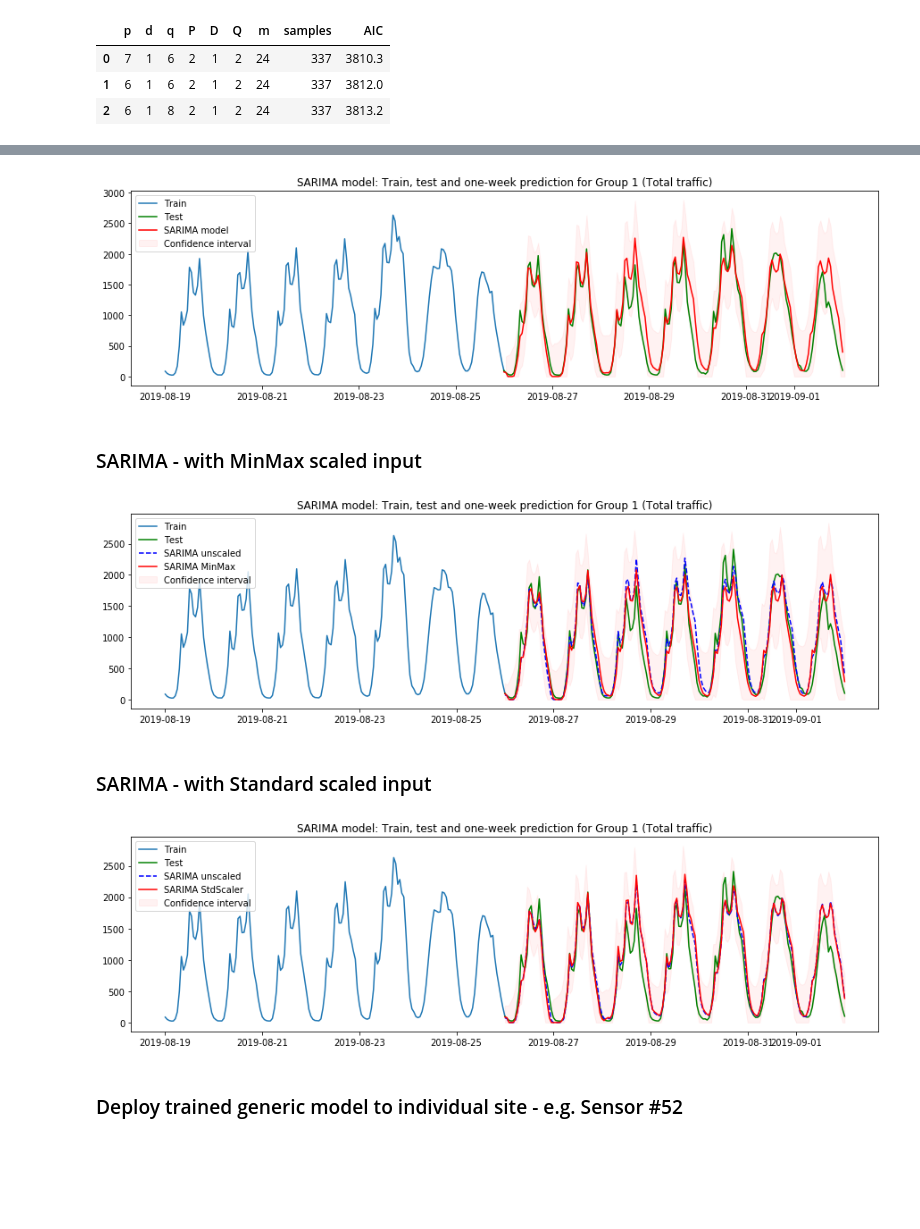
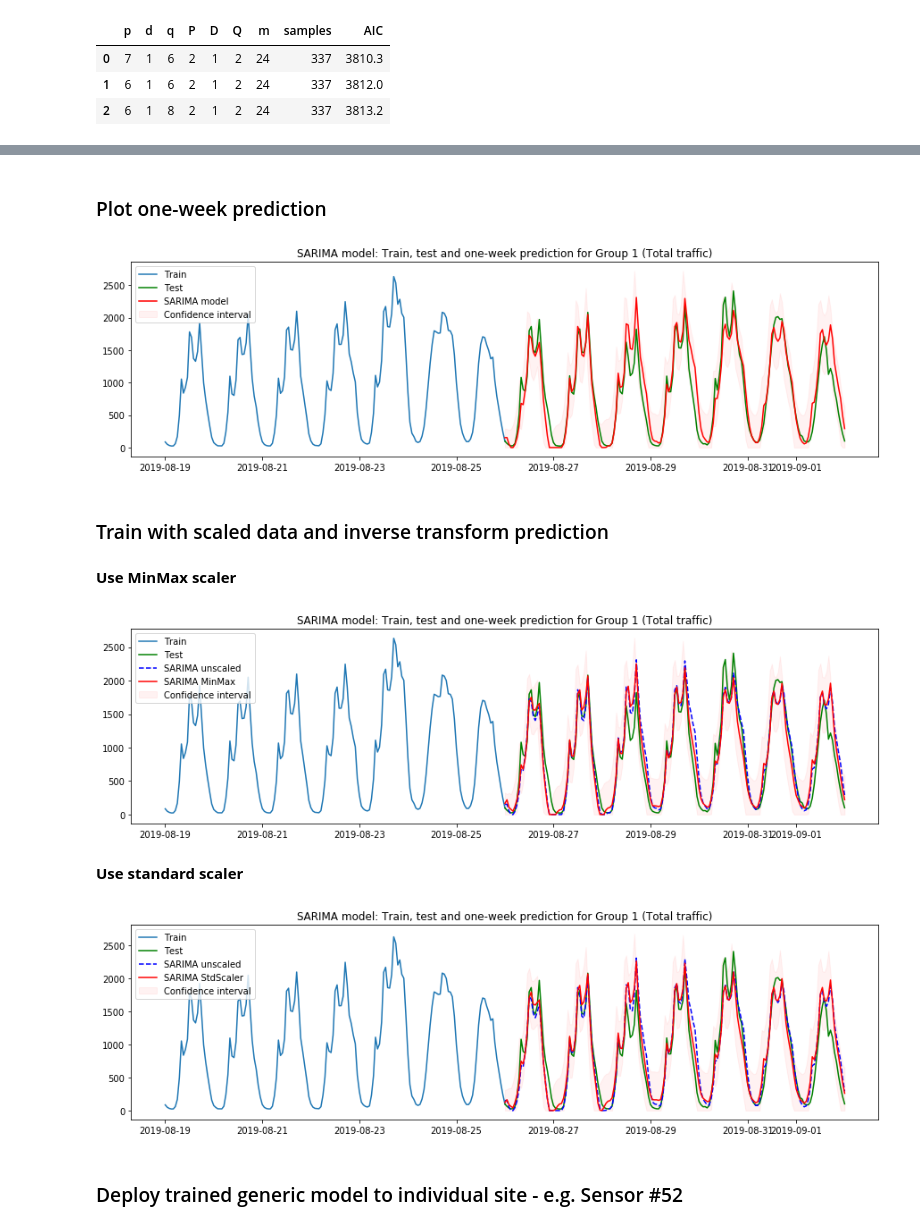
Before and after one commit to khairulomar/Melbourne_pedestrian, a Jupyter notebook: Melbourne_pedestrian.ipynb, the cells around one changed output, grey strips where cells are left out. Drawn from its saved outputs; the diff is of its cells as text; code cells hidden in the pictures; blank space fills up the shorter version.

```diff
--- a/Melbourne_pedestrian.ipynb
+++ b/Melbourne_pedestrian.ipynb
@@ -987,12 +987,12 @@ Top 3 hyperparameters from grid search sorted by AIC:
 | 1 | 6 | 1 | 6 | 2 | 1 | 2 | 24 | 337 | 3812.0 |
 | 2 | 6 | 1 | 8 | 2 | 1 | 2 | 24 | 337 | 3813.2 |
 # %%
-num_of_wks = 3
+# Set training length and data set
+num_of_wks = 8
 train_start = test_start - one_week * num_of_wks
 data_arima = dfs[1][train_start : test_start]
 
 # # Run SARIMA model with optimized parameters
-
 # p,d,q,P,D,Q,m = sarima_hyperparams.iloc[0][:7].astype(int)
 # model = SARIMAX(data_arima, order=(p, d, q), seasonal_order=(P, D, Q, m)).fit()
 
@@ -1030,12 +1030,15 @@ sarima.plot_diagnostics(figsize=(12,7));
+# %% [markdown]
+### Plot one-week prediction
 # %%
 # Formula to calculate SARIMA prediction and confidence interval
 
+from sklearn.preprocessing import StandardScaler, MinMaxScaler
 from statsmodels.tsa.statespace.sarimax import SARIMAX
-from datetime import datetime
 import pandas as pd
+import numpy as np
 
 def predict_sarima(model, data, scaler, test_start, train_plot_weeks, test_plot_weeks):
-    one_week    = pd.Timedelta(hours=7*24)
+    one_week   = pd.Timedelta(hours=7*24)
     plot_start = test_start - one_week * train_plot_weeks
     test_end   = test_start + one_week * test_plot_weeks
 
@@ -1060,23 +1063,25 @@ def predict_sarima(model, data, scaler, test_start, train_plot_weeks, test_plot_
     pc_upper = pred_conf.iloc[:,1]
     pc_lower = pred_conf.iloc[:,0]
 
-    return pred, pred_conf, pc_upper, pc_lower, data_train, data_test
+    return pred, pc_upper, pc_lower, data_train, data_test
 # %%
 # Assign parameters to calc prediction
 model, data, test_start = sarima, dfs[1], test_start
-pred0, pred_conf, pc_upper, pc_lower, train, test = predict_sarima(model, data, None, test_start, 1, 1)
+pred0, pc_upper, pc_lower, train, test = predict_sarima(model, data, None, test_start, 1, 1)
 
 # Visualize train, test and prediction
 fig, ax = plt.subplots(figsize=(15,4))
 plt.plot(train, label='Train')
 plt.plot(test, label='Test', c='g')
 plt.plot(pred0.clip(0), label='SARIMA model', c='r')
-plt.fill_between(pred_conf.index, pc_upper, pc_lower.clip(0), color='r', alpha=.05, label='Confidence interval');
+plt.fill_between(test.index, pc_upper, pc_lower.clip(0), color='r', alpha=.05, label='Confidence interval');
 plt.legend(loc='upper left')
 ax.set_title('SARIMA model: Train, test and one-week prediction for Group 1 (Total traffic)')
 plt.show()
 # %% [output]
-[figure, old version]
+[figure, new version]
-# %% [markdown]
-### SARIMA - with MinMax scaled input
+# %% [markdown]
+### Train with scaled data and inverse transform prediction
+# %% [markdown]
+**Use MinMax scaler**
 # %%
@@ -1096,24 +1100,24 @@ data_arima_minmax = pd.DataFrame(data_arima_minmax, index=data_arima.index)
 # %%
 # Open from pickle
 filename = 'saved_models/pickle_sarima_scaled.sav'
 sarima_minmax = pickle.load(open(filename, 'rb'))
 
 # Assign parameters for scaled data
 model, data, scaler, test_start = sarima_minmax, dfs[1], minmaxscaler, test_start
-pred, pred_conf, pc_upper, pc_lower, train, test = predict_sarima(model, data, scaler, test_start, 1, 1)
+pred, pc_upper, pc_lower, train, test = predict_sarima(model, data, scaler, test_start, 1, 1)
 
 # Visualize train, test and prediction to calc prediction
 fig, ax = plt.subplots(figsize=(15,4))
 plt.plot(train, label='Train')
 plt.plot(test, label='Test', c='g')
 plt.plot(pred0.clip(0), label='SARIMA unscaled', c='b', ls='dashed')
 plt.plot(pred.clip(0), label='SARIMA MinMax', c='r')
-plt.fill_between(pred_conf.index, pc_upper, pc_lower.clip(0), color='r', alpha=.05, label='Confidence interval');
+plt.fill_between(test.index, pc_upper, pc_lower.clip(0), color='r', alpha=.05, label='Confidence interval');
 plt.legend(loc='upper left')
 ax.set_title('SARIMA model: Train, test and one-week prediction for Group 1 (Total traffic)')
 plt.show()
 # %% [output]
-[figure, old version]
+[figure, new version]
-# %% [markdown]
-### SARIMA - with Standard scaled input
+# %% [markdown]
+**Use standard scaler**
 # %%
@@ -1137,7 +1140,7 @@ sarima_std_scaled = pickle.load(open(filename, 'rb'))
 
 # Assign parameters for scaled data to calc prediction
 model, data, scaler, test_start = sarima_std_scaled, dfs[1], stdscaler, test_start
-pred, pred_conf, pc_upper, pc_lower, train, test = predict_sarima(model, data, scaler, test_start, 1, 1)
+pred, pc_upper, pc_lower, train, test = predict_sarima(model, data, scaler, test_start, 1, 1)
 
 # Visualize train, test and prediction
 fig, ax = plt.subplots(figsize=(15,4))
@@ -1145,12 +1148,12 @@ plt.plot(train, label='Train')
 plt.plot(test, label='Test', c='g')
 plt.plot(pred0.clip(0), label='SARIMA unscaled', c='b', ls='dashed')
 plt.plot(pred.clip(0), label='SARIMA StdScaler', c='r')
-plt.fill_between(pred_conf.index, pc_upper, pc_lower.clip(0), color='r', alpha=.05, label='Confidence interval');
+plt.fill_between(test.index, pc_upper, pc_lower.clip(0), color='r', alpha=.05, label='Confidence interval');
 plt.legend(loc='upper left')
 ax.set_title('SARIMA model: Train, test and one-week prediction for Group 1 (Total traffic)')
 plt.show()
 # %% [output]
-[figure, old version]
+[figure, new version]
 # %% [markdown]
 ### Deploy trained generic model to individual site - e.g. Sensor #52
 # %%
```
Also changed, not shown: parts of 12 cells of this notebook.
